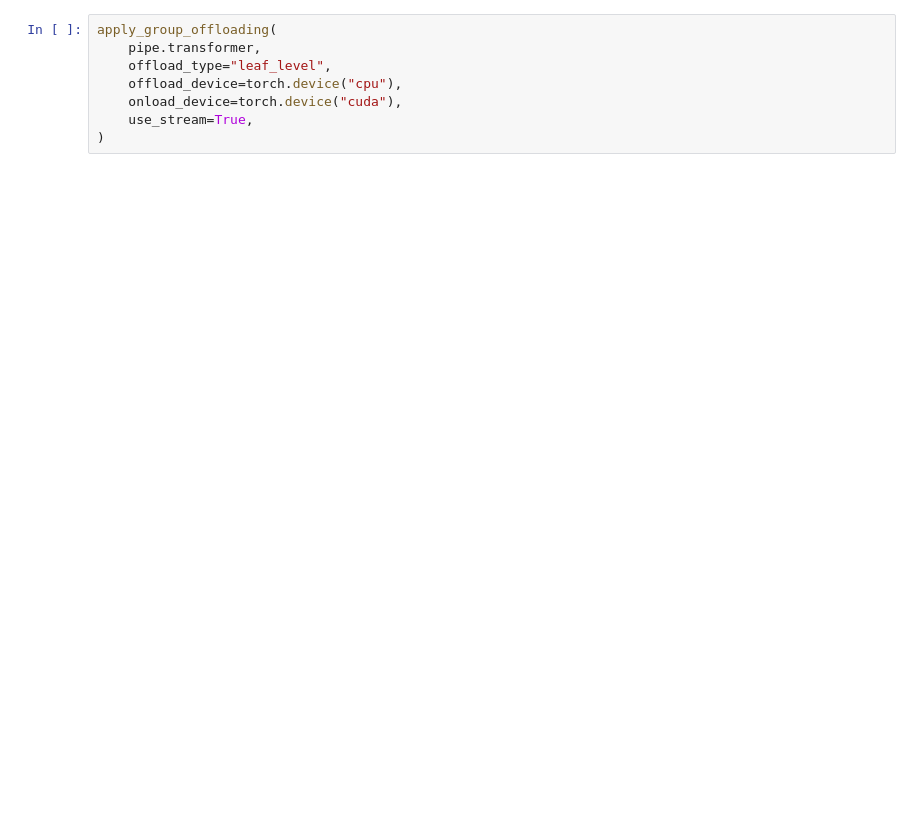
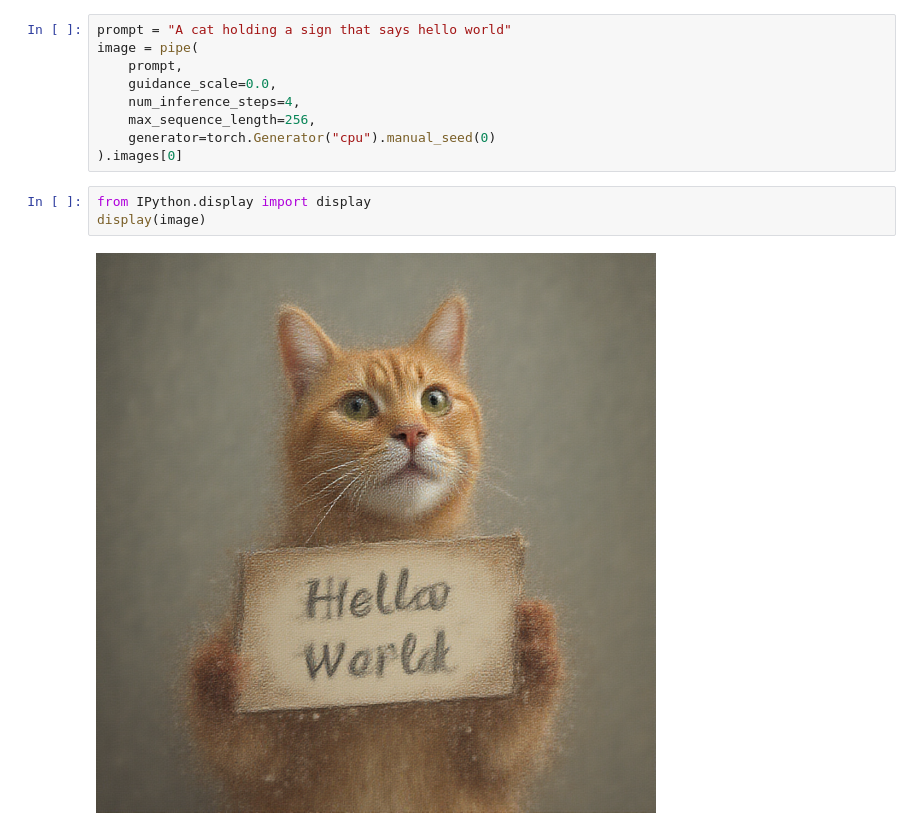
Before and after one commit to jeroldleung/flux-api, a Jupyter notebook: inference.ipynb, the cells around one changed output. Cells and saved outputs as stored; diff of their text form; blank space fills up the shorter version.

Commit message:
inference on cpu

```diff
--- a/inference.ipynb
+++ b/inference.ipynb
@@ -10,8 +9,14 @@ pipe = FluxPipeline.from_pretrained(path, torch_dtype=torch.bfloat16)
-# %%
-apply_group_offloading(
-    pipe.transformer,
-    offload_type="leaf_level",
-    offload_device=torch.device("cpu"),
-    onload_device=torch.device("cuda"),
-    use_stream=True,
-)
+# %%
+prompt = "A cat holding a sign that says hello world"
+image = pipe(
+    prompt,
+    guidance_scale=0.0,
+    num_inference_steps=4,
+    max_sequence_length=256,
+    generator=torch.Generator("cpu").manual_seed(0)
+).images[0]
+# %%
+from IPython.display import display
+display(image)
+# %% [output]
+[figure, added]
```
Also changed, not shown: parts of 2 cells of this notebook, 2 other files.
